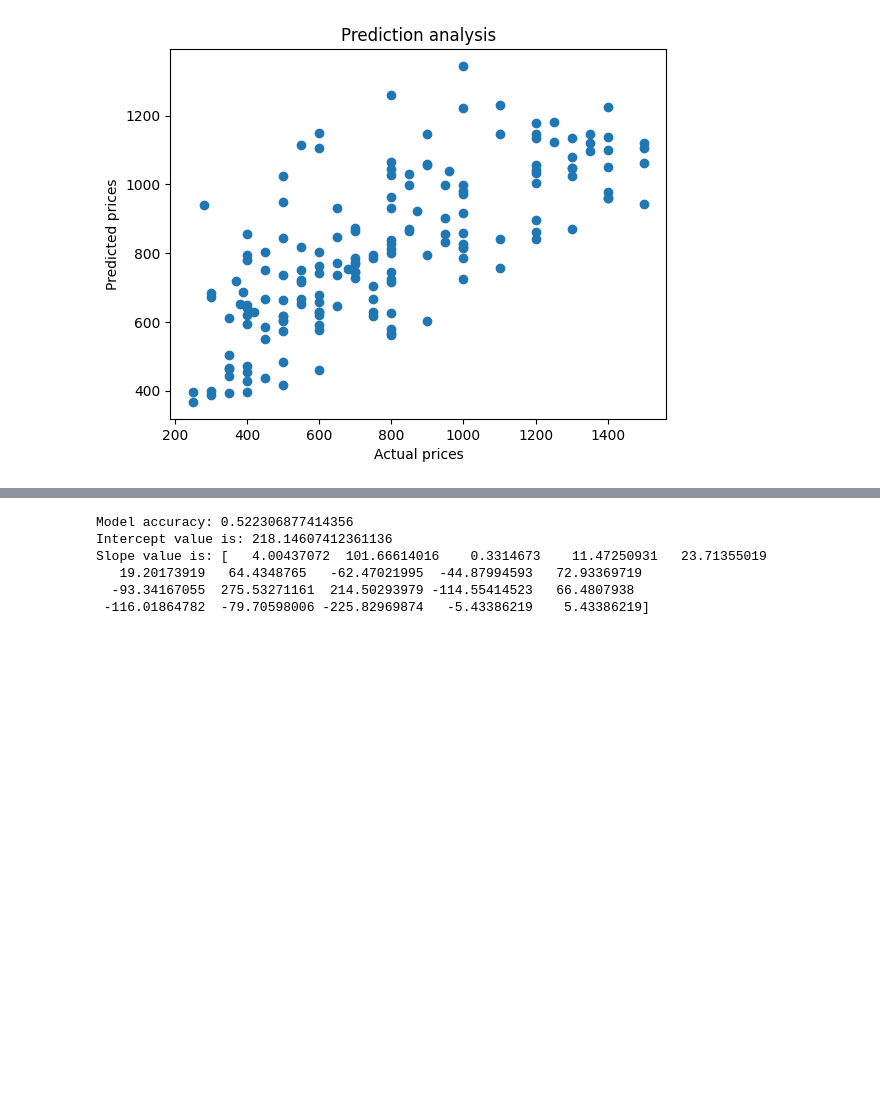
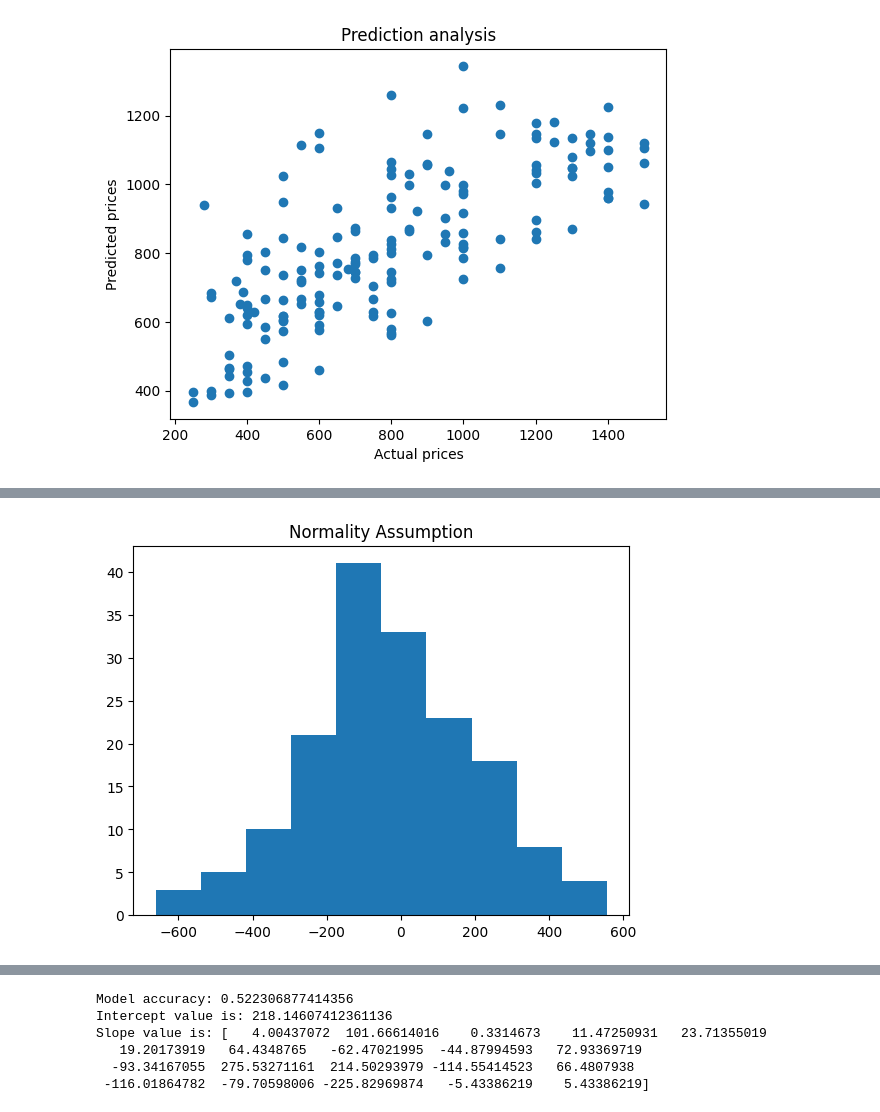
Before and after one commit to dvd998/apartment-data-analysis, a Jupyter notebook: linear-regr.ipynb, the cells around one changed output, grey strips where cells are left out. Saved outputs shown, nothing was run; the diff lists cells and outputs as text; code cells hidden in the pictures; blank space fills up the shorter version.

Commit message:
linear regr assumptions added

```diff
--- a/linear-regr.ipynb
+++ b/linear-regr.ipynb
@@ -44,0 +54,8 @@ plt.show()
+# %%
+
+residuals = y_test - y_predict
+plt.hist(residuals)
+plt.title("Normality Assumption")
+plt.show()
+# %% [output]
+[figure, added]
```
Also changed, not shown: parts of 6 cells of this notebook, 2 other files.
